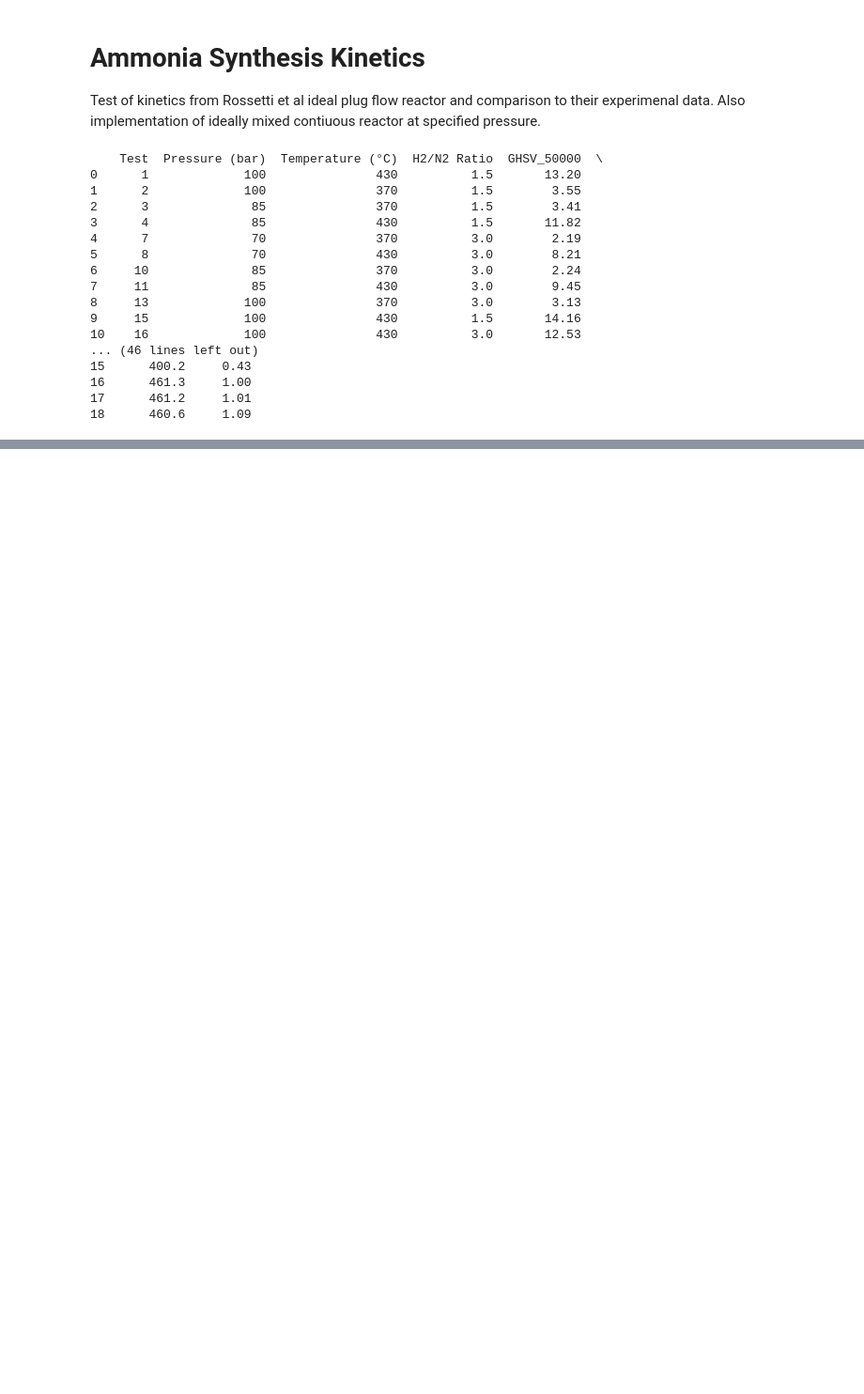
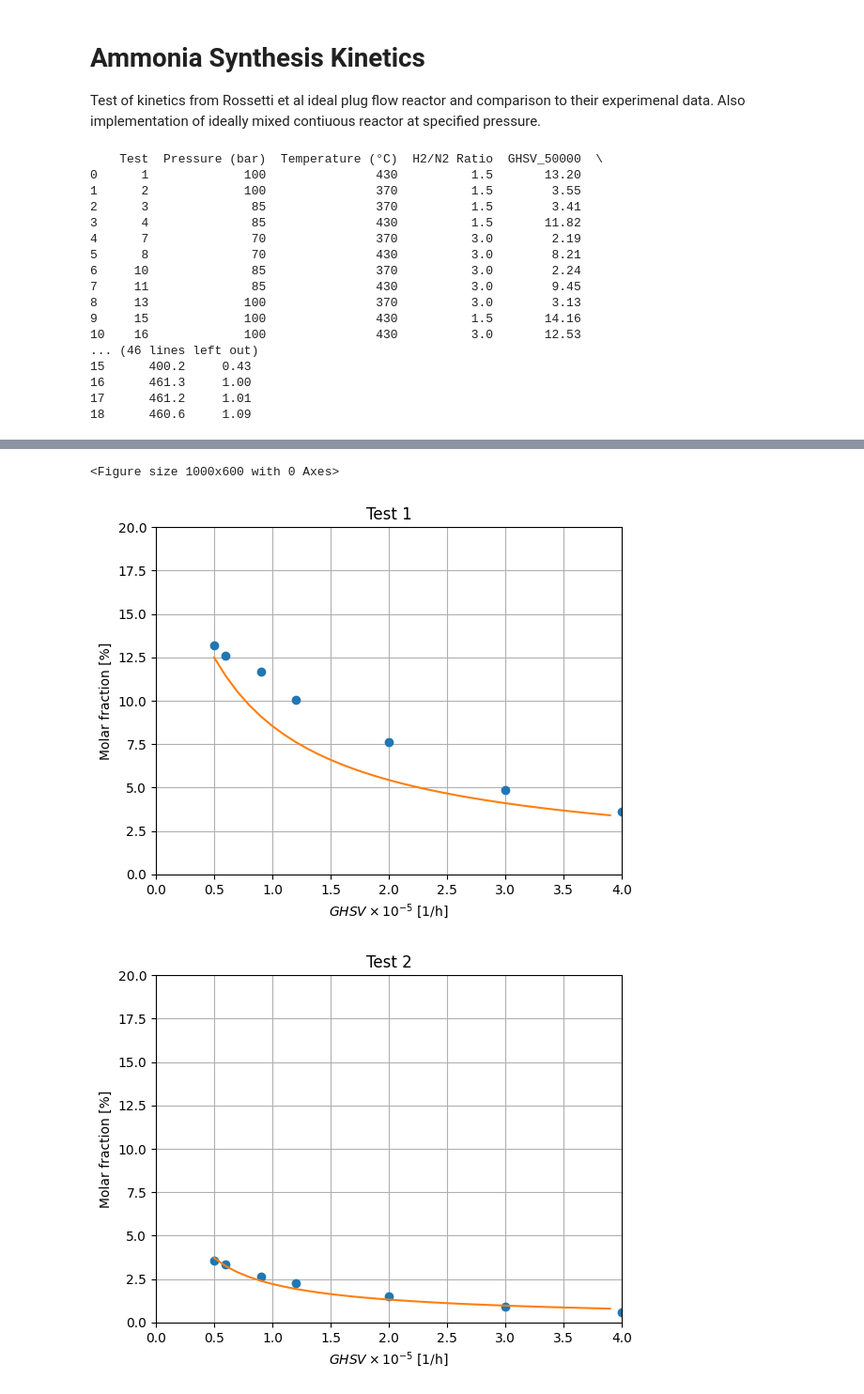
Before and after one commit to computational-chemical-engineering/ammonia_synthesis_reactor, a Jupyter notebook: ammonia_kinetics_check.ipynb, the cells around one changed output, grey strips where cells are left out. Shown: that part at 94% size. Drawn from its saved outputs; the diff is of its cells as text; code cells hidden in the pictures; blank space fills up the shorter version.

```diff
--- a/ammonia_kinetics_check.ipynb
+++ b/ammonia_kinetics_check.ipynb
@@ -155,0 +168,47 @@ plt.show()
+# %%
+plt.figure(figsize=(10, 6))
+standard_temperature = 273.15  # Kelvin (0°C)
+standard_pressure = 101325  # Pascals (1 atm)
+tests = [1, 2, 3, 4, 7, 8]
+for test in tests:
+    row = df[df["Test"] == test].iloc[0]
+    gHSV = []
+    frac_NH3_perc = []
+
+    q = float(row['H2/N2 Ratio'])  # Ratio of H2 to N2
+    for col, _ in columns_and_molar_flow:
+        match = re.match(r"GHSV_(\d+)", col)
+        if match:
+            gHSV.append(float(match.group(1)))
+            try:
+                value = float(row[col])  # Try to convert GHSV value to a float
+            except ValueError:
+                value = np.nan  # If conversion_H2 fails, assign NaN
+            frac_NH3_perc.append(float(value))
+    # Plot the conversion_H2 against GHSV
+    plt.figure()
+    plt.plot(1e-5 * np.array(gHSV), frac_NH3_perc, 'o')
+
+    p = 1e5*row['Pressure (bar)']
+    kinetics.set_T_and_p(273.15+row['Temperature (°C)'], p)  # Set temperature and pressure for kinetics
+    frac_NH3_perc_pfr = []
+    cstr = CSTR(kinetics)  # Create a CSTR instance
+    gHSV = np.arange(50000, 400000, 10000)  # GHSV values for interpolation
+    composition = np.array([1.0 / (1.0 + q), q / (1.0 + q), 0.0])  # N2, H2, NH3 composition
+    for gHSV_value in gHSV:
+        F0 = gHSV_value/3600 * (standard_pressure/(R*standard_temperature))*composition  # Initial flow rates
+        sol = solve_ivp(lambda zeta_H2, F: ode_plugflow(F, p, kinetics), [0, 1], F0, t_eval=[1])
+        frac_NH3_perc_pfr.append(sol.y[2, 0]*100/np.sum(sol.y[:, 0]))
+
+    plt.title(f"Test {test}")
+    plt.plot(1e-5 * np.array(gHSV), frac_NH3_perc_pfr, '-')
+    plt.xlabel(r"$GHSV  \times 10^{-5}$ [1/h]")
+    plt.ylabel("Molar fraction [%]")
+    plt.xlim(0, 4.0)
+    plt.ylim(0, 20.0)
+    plt.grid()
+    plt.show()
+# %% [output]
+<Figure size 1000x600 with 0 Axes>
+[figure, added]
+[figure, added]
```
Also changed, not shown: parts of 3 cells of this notebook.
